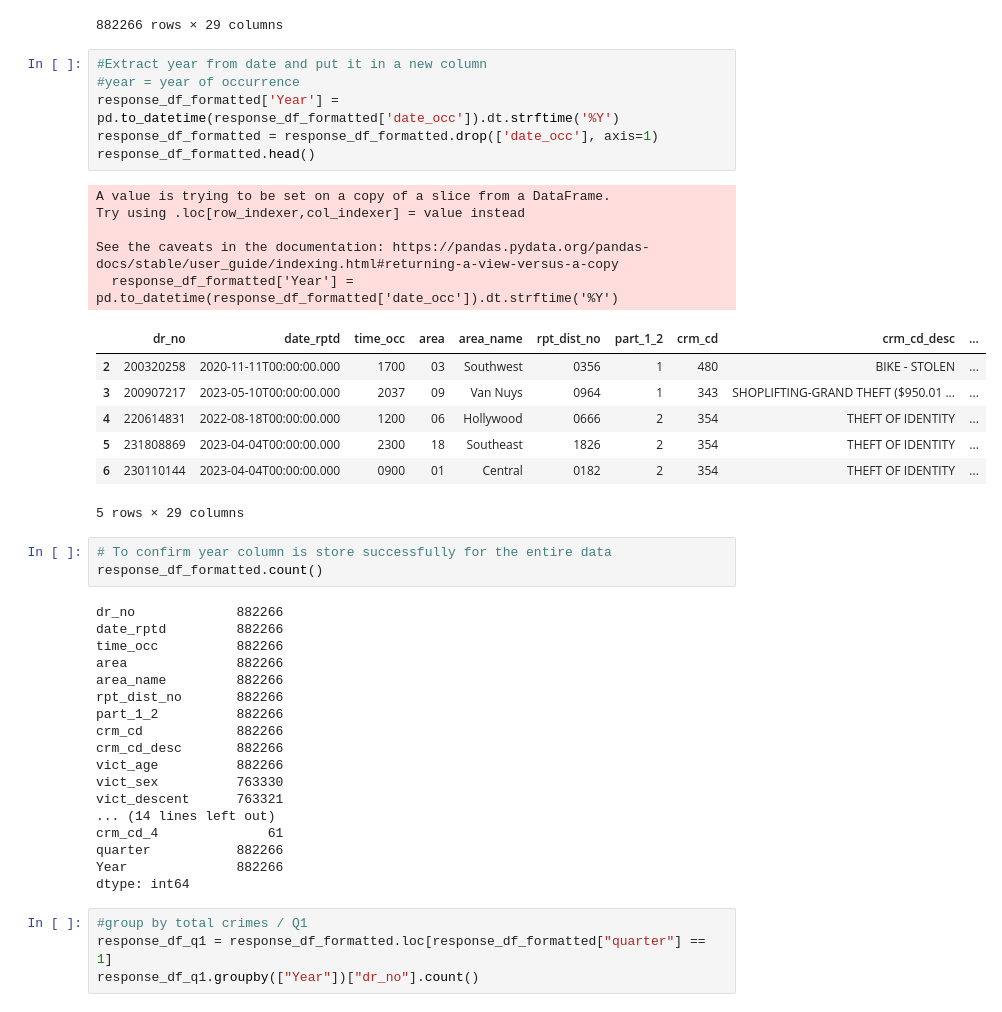
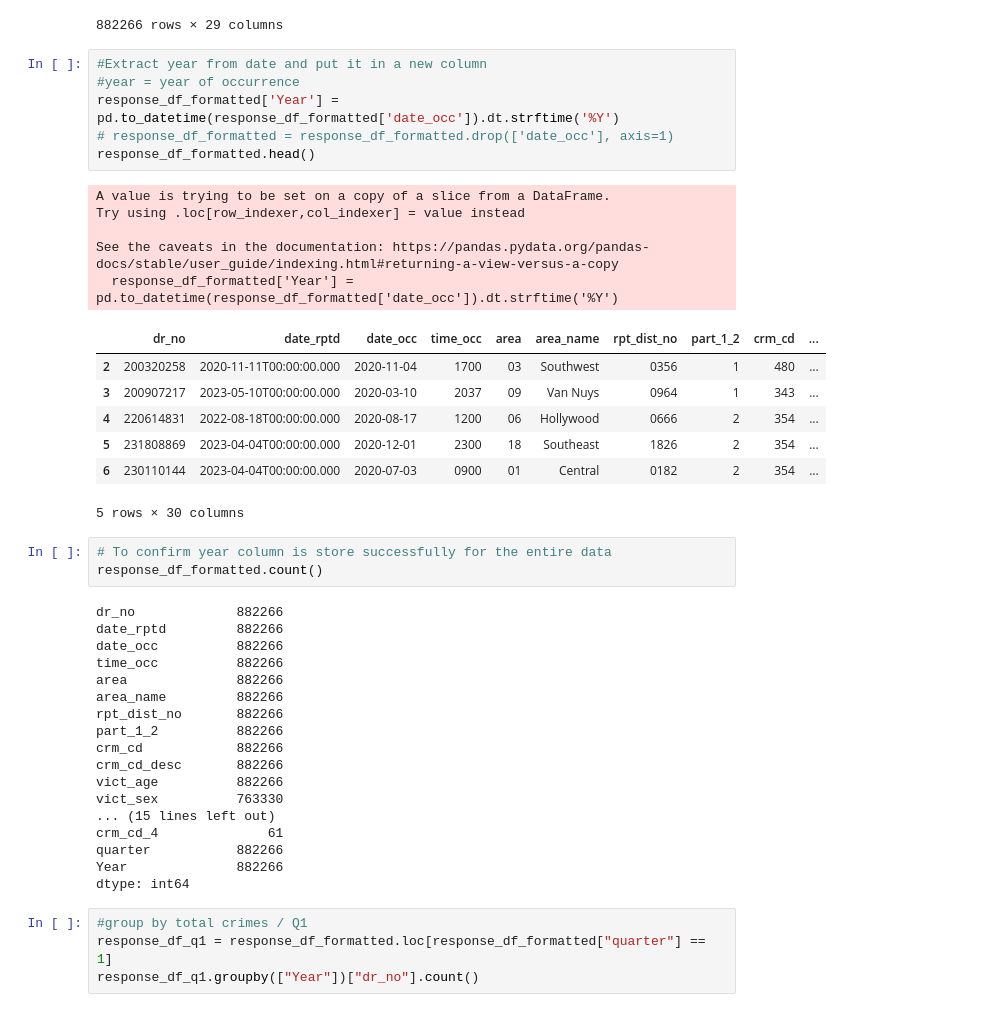
Before and after one commit to wiseorcool/Project-1-Team-4, a Jupyter notebook: April 10th Initial Graphs/json-response.ipynb, the cells around one changed output. Drawn from its saved outputs; the diff is of its cells as text.

```diff
--- a/April 10th Initial Graphs/json-response.ipynb
+++ b/April 10th Initial Graphs/json-response.ipynb
@@ -195,28 +195,29 @@ See the caveats in the documentation: https://pandas.pydata.org/pandas-docs/stab
 # %%
 #Extract year from date and put it in a new column
 #year = year of occurrence
 response_df_formatted['Year'] = pd.to_datetime(response_df_formatted['date_occ']).dt.strftime('%Y')
-response_df_formatted = response_df_formatted.drop(['date_occ'], axis=1)
+# response_df_formatted = response_df_formatted.drop(['date_occ'], axis=1)
 response_df_formatted.head()
 # %% [output]
 A value is trying to be set on a copy of a slice from a DataFrame.
 Try using .loc[row_indexer,col_indexer] = value instead
 
 See the caveats in the documentation: https://pandas.pydata.org/pandas-docs/stable/user_guide/indexing.html#returning-a-view-versus-a-copy
   response_df_formatted['Year'] = pd.to_datetime(response_df_formatted['date_occ']).dt.strftime('%Y')
-|  | dr_no | date_rptd | time_occ | area | area_name | rpt_dist_no | part_1_2 | crm_cd | crm_cd_desc | ... |
-| 2 | 200320258 | 2020-11-11T00:00:00.000 | 1700 | 03 | Southwest | 0356 | 1 | 480 | BIKE - STOLEN | ... |
-| 3 | 200907217 | 2023-05-10T00:00:00.000 | 2037 | 09 | Van Nuys | 0964 | 1 | 343 | SHOPLIFTING-GRAND THEFT ($950.01 ... | ... |
-| 4 | 220614831 | 2022-08-18T00:00:00.000 | 1200 | 06 | Hollywood | 0666 | 2 | 354 | THEFT OF IDENTITY | ... |
-| 5 | 231808869 | 2023-04-04T00:00:00.000 | 2300 | 18 | Southeast | 1826 | 2 | 354 | THEFT OF IDENTITY | ... |
-| 6 | 230110144 | 2023-04-04T00:00:00.000 | 0900 | 01 | Central | 0182 | 2 | 354 | THEFT OF IDENTITY | ... |
+|  | dr_no | date_rptd | date_occ | time_occ | area | area_name | rpt_dist_no | part_1_2 | crm_cd | ... |
+| 2 | 200320258 | 2020-11-11T00:00:00.000 | 2020-11-04 | 1700 | 03 | Southwest | 0356 | 1 | 480 | ... |
+| 3 | 200907217 | 2023-05-10T00:00:00.000 | 2020-03-10 | 2037 | 09 | Van Nuys | 0964 | 1 | 343 | ... |
+| 4 | 220614831 | 2022-08-18T00:00:00.000 | 2020-08-17 | 1200 | 06 | Hollywood | 0666 | 2 | 354 | ... |
+| 5 | 231808869 | 2023-04-04T00:00:00.000 | 2020-12-01 | 2300 | 18 | Southeast | 1826 | 2 | 354 | ... |
+| 6 | 230110144 | 2023-04-04T00:00:00.000 | 2020-07-03 | 0900 | 01 | Central | 0182 | 2 | 354 | ... |
-5 rows × 29 columns
+5 rows × 30 columns
 # %%
 # To confirm year column is store successfully for the entire data
 response_df_formatted.count()
 # %% [output]
 dr_no             882266
 date_rptd         882266
+date_occ          882266
 time_occ          882266
 area              882266
 area_name         882266
@@ -226,8 +227,7 @@ crm_cd            882266
 crm_cd_desc       882266
 vict_age          882266
 vict_sex          763330
-vict_descent      763321
-... (14 lines left out)
+... (15 lines left out)
 crm_cd_4              61
 quarter           882266
 Year              882266
```
Also changed, not shown: parts of 6 cells of this notebook.
